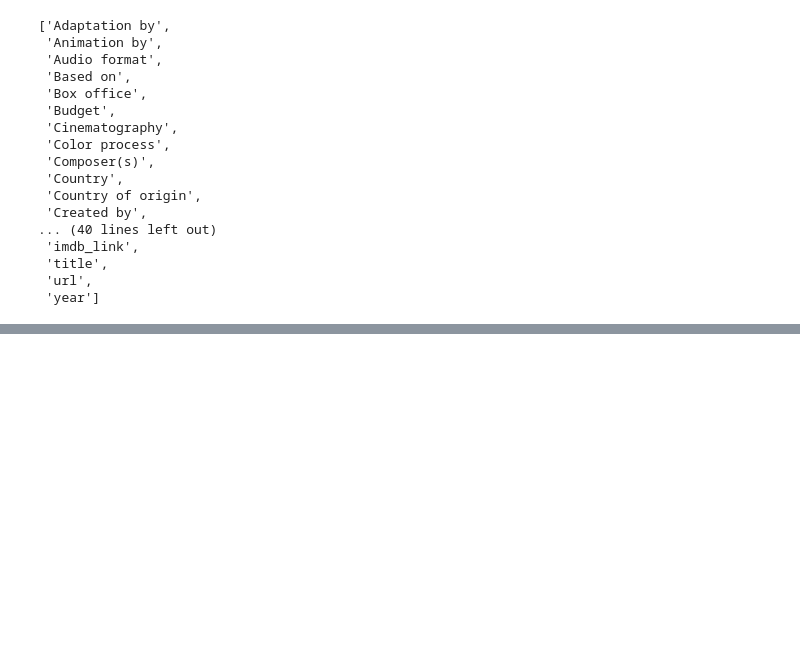
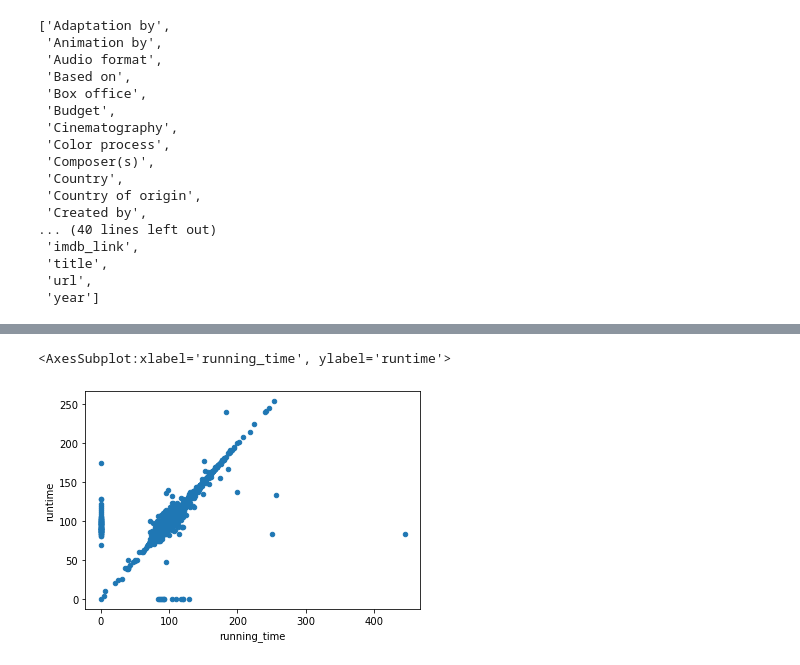
Before and after one commit to ezra-deutsch/M8_Movies-ETL, a Jupyter notebook: data_import_inspection.ipynb, the cells around one changed output, grey strips where cells are left out. Cells and saved outputs as stored; diff of their text form; code cells hidden in the pictures; blank space fills up the shorter version.

```diff
--- a/data_import_inspection.ipynb
+++ b/data_import_inspection.ipynb
@@ -280,0 +715,3 @@ sorted(wiki_movies_df.columns.tolist())
+# %%
+#8.3.11 Parse Running Time cont.
+wiki_movies_df.drop('Running time', axis=1, inplace=True)
@@ -280,0 +769,4 @@ sorted(wiki_movies_df.columns.tolist())
+# %%
+#8.3.12 Remove Bad Data cont.
+kaggle_metadata = kaggle_metadata[kaggle_metadata['adult'] == 'False'].drop('adult',axis='columns')
+kaggle_metadata['video'].value_counts()
@@ -280,0 +777,8 @@ sorted(wiki_movies_df.columns.tolist())
+# %%
+#8.3.12 Convert Data Types
+kaggle_metadata['video'] == 'True'
+kaggle_metadata['video'] = kaggle_metadata['video'] == 'True'
+kaggle_metadata['budget'] = kaggle_metadata['budget'].astype(int)
+kaggle_metadata['id'] = pd.to_numeric(kaggle_metadata['id'], errors='raise')
+kaggle_metadata['popularity'] = pd.to_numeric(kaggle_metadata['popularity'], errors='raise')
+kaggle_metadata['release_date'] = pd.to_datetime(kaggle_metadata['release_date'])
@@ -280,0 +835,4 @@ sorted(wiki_movies_df.columns.tolist())
+# %%
+#-------------------------------------------------Merge Wiki and Kaggle Metadata----------------------------------
+#8.4.1 Merge Wikipedia and Kaggle Metadata
+movies_df = pd.merge(wiki_movies_df, kaggle_metadata, on='imdb_id', suffixes=['_wiki','_kaggle'])
@@ -280,0 +848,6 @@ sorted(wiki_movies_df.columns.tolist())
+# %%
+#8.4.1 Runtime
+movies_df.fillna(0).plot(x='running_time', y='runtime', kind='scatter')
+# %% [output]
+<AxesSubplot:xlabel='running_time', ylabel='runtime'>
+[figure, added]
```
Also changed, not shown: parts of 67 cells of this notebook, 1 other file.
